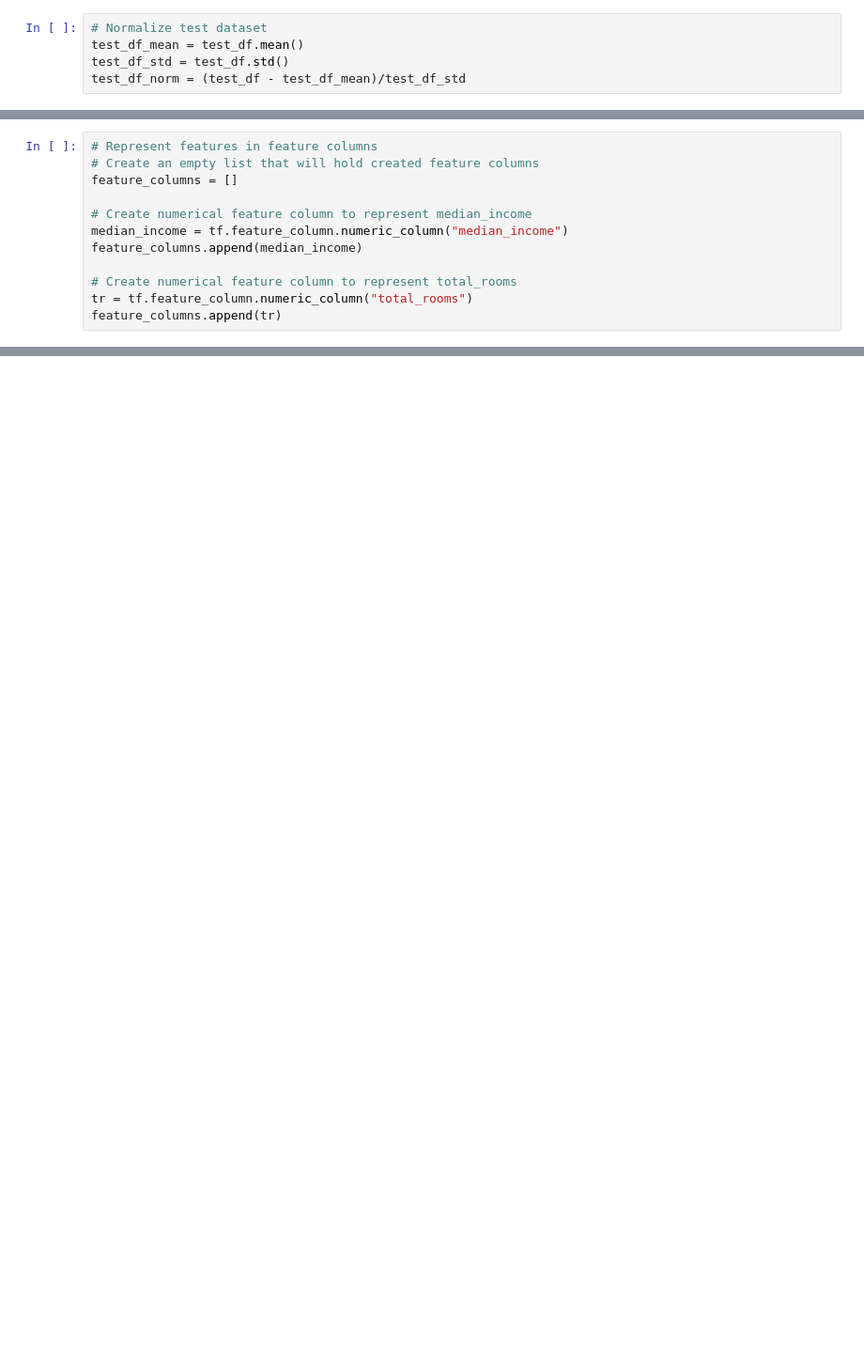
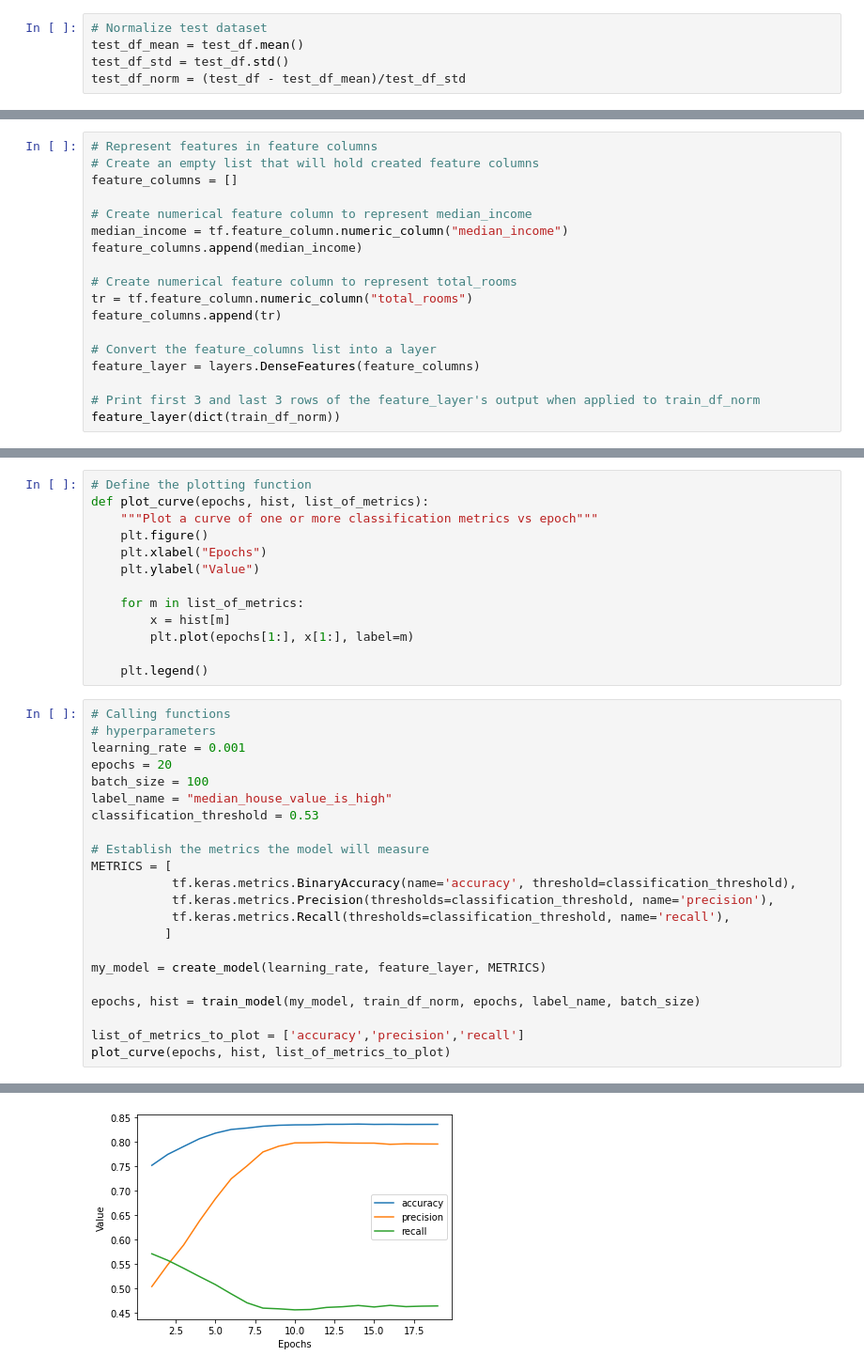
Before and after one commit to Bandhan-singh-katoch/Google_Crash_Course_On_ML_Practice, a Jupyter notebook: binary-classification.ipynb, the cells around one changed output, grey strips where cells are left out. Shown at 94% size. Drawn from its saved outputs; the diff is of its cells as text; blank space fills up the shorter version.

Commit message:
Kaggle Notebook | Binary_Classification | Version 4

```diff
--- a/binary-classification.ipynb
+++ b/binary-classification.ipynb
@@ -61,3 +61,9 @@ feature_columns.append(median_income)
 # Create numerical feature column to represent total_rooms
 tr = tf.feature_column.numeric_column("total_rooms")
 feature_columns.append(tr)
+
+# Convert the feature_columns list into a layer
+feature_layer = layers.DenseFeatures(feature_columns)
+
+# Print first 3 and last 3 rows of the feature_layer's output when applied to train_df_norm
+feature_layer(dict(train_df_norm))
@@ -63,0 +109,36 @@ feature_columns.append(tr)
+# %%
+# Define the plotting function
+def plot_curve(epochs, hist, list_of_metrics):
+    """Plot a curve of one or more classification metrics vs epoch"""
+    plt.figure()
+    plt.xlabel("Epochs")
+    plt.ylabel("Value")
+
+    for m in list_of_metrics:
+        x = hist[m]
+        plt.plot(epochs[1:], x[1:], label=m)
+
+    plt.legend()
+# %%
+# Calling functions
+# hyperparameters
+learning_rate = 0.001
+epochs = 20
+batch_size = 100
+label_name = "median_house_value_is_high"
+classification_threshold = 0.53
+
+# Establish the metrics the model will measure
+METRICS = [
+           tf.keras.metrics.BinaryAccuracy(name='accuracy', threshold=classification_threshold),
+           tf.keras.metrics.Precision(thresholds=classification_threshold, name='precision'),
+           tf.keras.metrics.Recall(thresholds=classification_threshold, name='recall'),
+          ]
+
+my_model = create_model(learning_rate, feature_layer, METRICS)
+
+epochs, hist = train_model(my_model, train_df_norm, epochs, label_name, batch_size)
+
+list_of_metrics_to_plot = ['accuracy','precision','recall']
+plot_curve(epochs, hist, list_of_metrics_to_plot)
+# %% [output]
@@ -63,0 +163 @@ feature_columns.append(tr)
+[figure, added]
```
Also changed, not shown: parts of 6 cells of this notebook.
